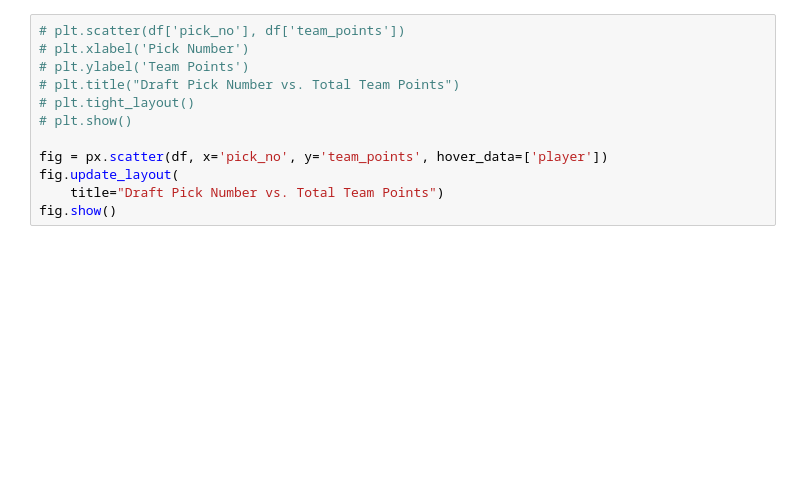
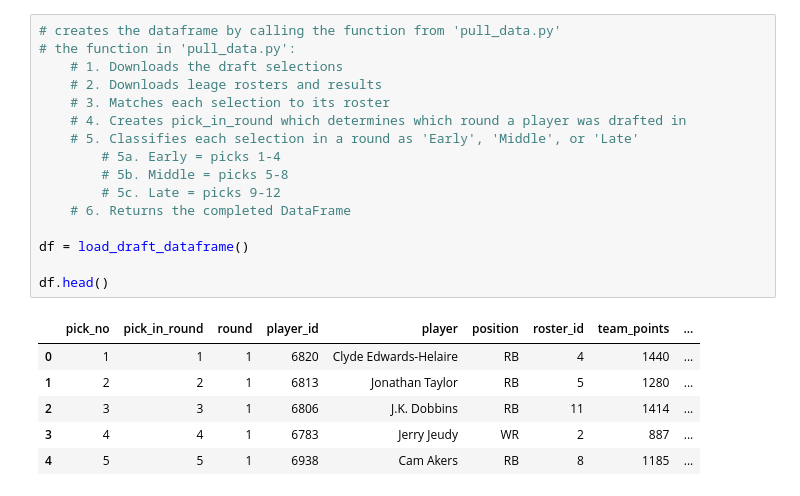
Before and after one commit to Essan1862/fantasy-football-draft-analysis, a Jupyter notebook: data_visualization.ipynb, the cells around one changed output. Cells and saved outputs as stored; diff of their text form; blank space fills up the shorter version.

Commit message:
Changed the data_vizualization.ipynb file so that only the analysis is done in this file, all the data pulling is done through pull_data.py

```diff
--- a/data_visualization.ipynb
+++ b/data_visualization.ipynb
@@ -132,12 +5,23 @@ plt.show()
-# %%
-# plt.scatter(df['pick_no'], df['team_points'])
-# plt.xlabel('Pick Number')
-# plt.ylabel('Team Points')
-# plt.title("Draft Pick Number vs. Total Team Points")
-# plt.tight_layout()
-# plt.show()
-
-fig = px.scatter(df, x='pick_no', y='team_points', hover_data=['player'])
-fig.update_layout(
-    title="Draft Pick Number vs. Total Team Points")
-fig.show()
+# %%
+# creates the dataframe by calling the function from 'pull_data.py'
+# the function in 'pull_data.py':
+    # 1. Downloads the draft selections
+    # 2. Downloads leage rosters and results
+    # 3. Matches each selection to its roster
+    # 4. Creates pick_in_round which determines which round a player was drafted in
+    # 5. Classifies each selection in a round as 'Early', 'Middle', or 'Late'
+        # 5a. Early = picks 1-4
+        # 5b. Middle = picks 5-8
+        # 5c. Late = picks 9-12
+    # 6. Returns the completed DataFrame
+
+df = load_draft_dataframe()
+
+df.head()
+# %% [output]
+|  | pick_no | pick_in_round | round | player_id | player | position | roster_id | team_points | ... |
+| 0 | 1 | 1 | 1 | 6820 | Clyde Edwards-Helaire | RB | 4 | 1440 | ... |
+| 1 | 2 | 2 | 1 | 6813 | Jonathan Taylor | RB | 5 | 1280 | ... |
+| 2 | 3 | 3 | 1 | 6806 | J.K. Dobbins | RB | 11 | 1414 | ... |
+| 3 | 4 | 4 | 1 | 6783 | Jerry Jeudy | WR | 2 | 887 | ... |
+| 4 | 5 | 5 | 1 | 6938 | Cam Akers | RB | 8 | 1185 | ... |
```
Also changed, not shown: parts of 21 cells of this notebook, 1 other file.
